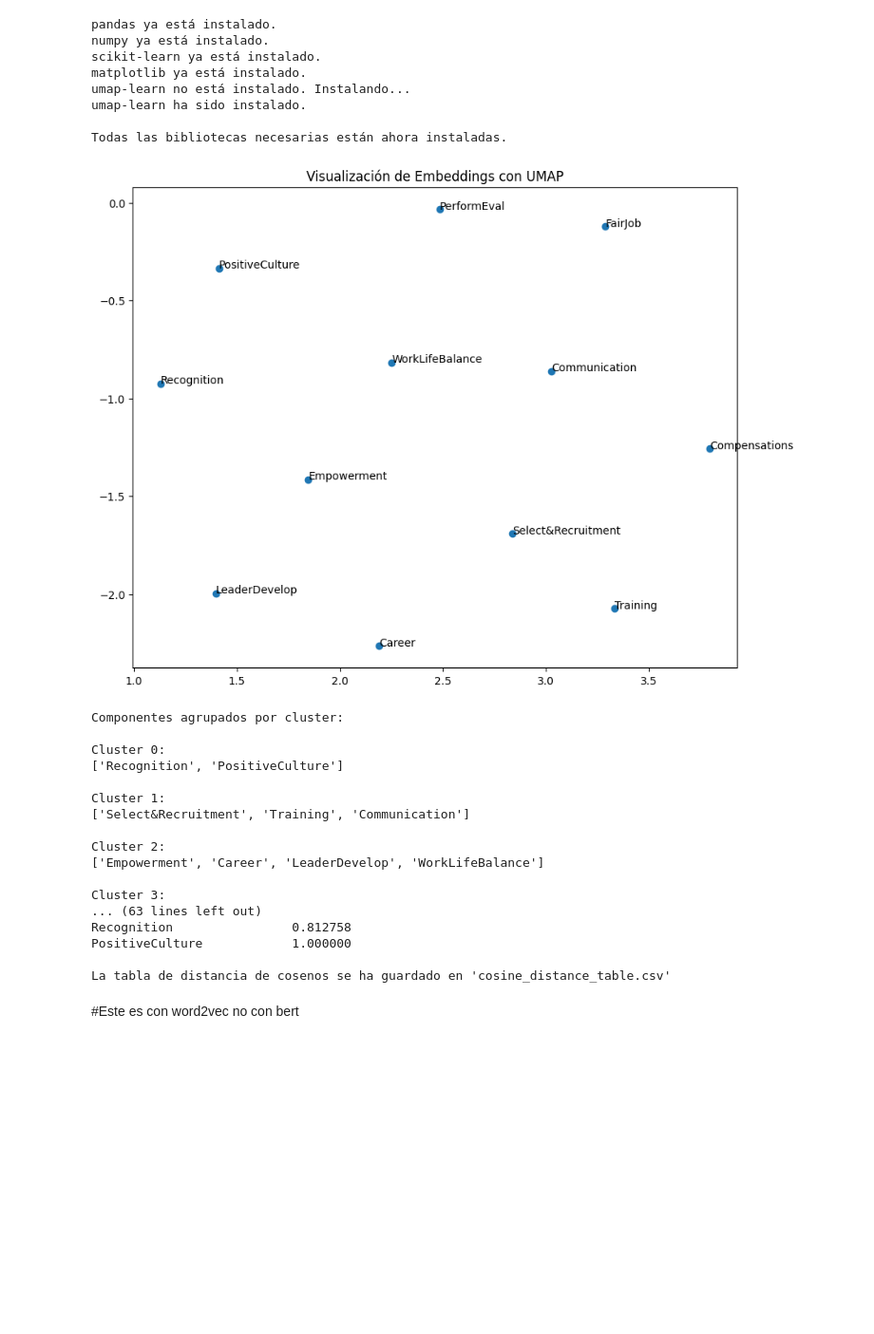
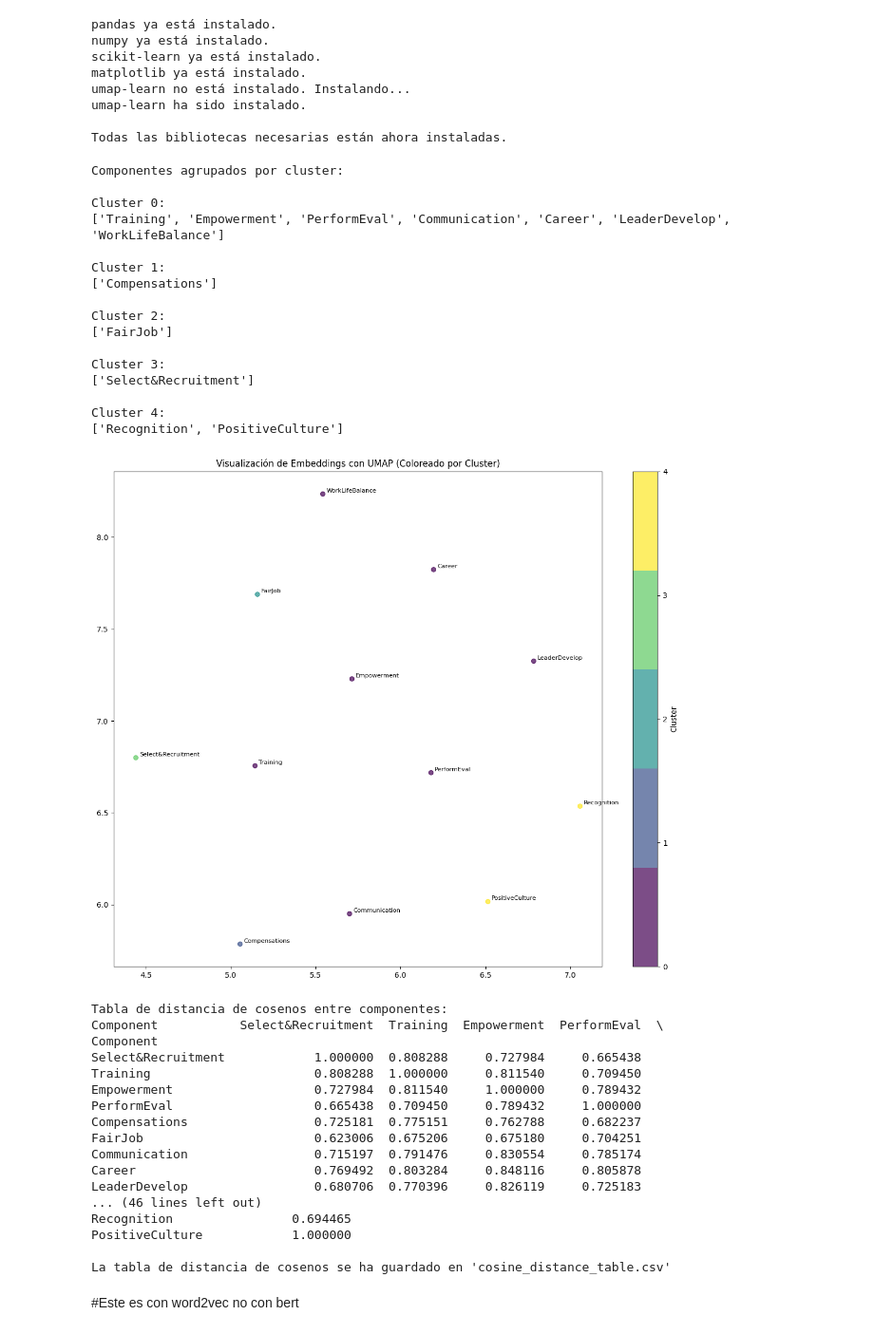
Before and after one commit to jamg-upv/LLMforSLRscreening, a Jupyter notebook: py/Reto21d_ago24_LLMhiwp_embeddings.ipynb, the cells around one changed output. Shown at 95% size. Cells and saved outputs as stored; diff of their text form; code cells hidden in the pictures; blank space fills up the shorter version.

```diff
--- a/py/Reto21d_ago24_LLMhiwp_embeddings.ipynb
+++ b/py/Reto21d_ago24_LLMhiwp_embeddings.ipynb
@@ -22,3 +36,13 @@ Mounted at /content/drive
+# %%
+# Define el nombre del archivo y el path de salida
+file_name = 'hiwp_data_processed.csv'
+output_path = '/content/drive/MyDrive/Reto21dias_24'
+
+# Construye el path completo
+full_path = os.path.join(output_path, file_name)
+
+# Define la variable con el nombre de la columna
+target_column = 'processed_text'
 # %%
 # # Instalar las dependencias necesarias
 # !pip install transformers
@@ -194,7 +259,7 @@ from sklearn.cluster import KMeans
 model = SentenceTransformer('bert-base-nli-mean-tokens')
 
 # Obtener las descripciones
-descriptions = hiwp_data['Description'].tolist()
+descriptions = hiwp_data[target_column].tolist()
 
 # Generar los embeddings para cada descripción
 embeddings = model.encode(descriptions)
@@ -374,7 +451,7 @@ from umap import UMAP
 model = SentenceTransformer('distilbert-base-nli-mean-tokens')
 
 # Generar embeddings
-embeddings = model.encode(hiwp_data['Description'].tolist())
+embeddings = model.encode(hiwp_data[target_column].tolist())
 
 
 
@@ -400,51 +477,67 @@ plt.figure(figsize=(12, 10))
 cmap = plt.cm.get_cmap('viridis', n_clusters)
 
 # Graficar los puntos coloreados por cluster
 scatter = plt.scatter(umap_embeddings[:, 0], umap_embeddings[:, 1],
                       c=cluster_labels, cmap=cmap, alpha=0.7)
 
 # Añadir etiquetas para cada punto
 for i, txt in enumerate(hiwp_data['Component']):
     plt.annotate(txt, (umap_embeddings[i, 0], umap_embeddings[i, 1]),
                  xytext=(5, 2), textcoords='offset points', fontsize=8)
 
 # Configurar el título y la leyenda
 plt.title('Visualización de Embeddings con UMAP (Coloreado por Cluster)')
 plt.colorbar(scatter, label='Cluster', ticks=range(n_clusters))
 
 # Ajustar el diseño y mostrar el gráfico
 plt.tight_layout()
 plt.show()
 
 # 3. Crear una tabla de distancia de cosenos entre todos los componentes
 cosine_sim = cosine_similarity(embeddings)
 cosine_df = pd.DataFrame(cosine_sim, columns=hiwp_data['Component'], index=hiwp_data['Component'])
 
 print("\nTabla de distancia de cosenos entre componentes:")
 print(cosine_df)
 
 # Guardar la tabla de distancia de cosenos en un archivo CSV
 cosine_df.to_csv("cosine_distance_table.csv")
 print("\nLa tabla de distancia de cosenos se ha guardado en 'cosine_distance_table.csv'")
 # %% [output]
+Componentes agrupados por cluster:
+
+Cluster 0:
+['Training', 'Empowerment', 'PerformEval', 'Communication', 'Career', 'LeaderDevelop', 'WorkLifeBalance']
+
+Cluster 1:
+['Compensations']
+
+Cluster 2:
+['FairJob']
+
+Cluster 3:
+['Select&Recruitment']
+
+Cluster 4:
+['Recognition', 'PositiveCulture']
-[figure, old version]
+[figure, new version]
-Componentes agrupados por cluster:
-
-Cluster 0:
-['Recognition', 'PositiveCulture']
-
-Cluster 1:
-['Select&Recruitment', 'Training', 'Communication']
-
-Cluster 2:
-['Empowerment', 'Career', 'LeaderDevelop', 'WorkLifeBalance']
-
-Cluster 3:
-... (63 lines left out)
-Recognition                0.812758
-PositiveCulture            1.000000
-
-La tabla de distancia de cosenos se ha guardado en 'cosine_distance_table.csv'
+Tabla de distancia de cosenos entre componentes:
+Component           Select&Recruitment  Training  Empowerment  PerformEval  \
+Component
+Select&Recruitment            1.000000  0.808288     0.727984     0.665438
+Training                      0.808288  1.000000     0.811540     0.709450
+Empowerment                   0.727984  0.811540     1.000000     0.789432
+PerformEval                   0.665438  0.709450     0.789432     1.000000
+Compensations                 0.725181  0.775151     0.762788     0.682237
+FairJob                       0.623006  0.675206     0.675180     0.704251
+Communication                 0.715197  0.791476     0.830554     0.785174
+Career                        0.769492  0.803284     0.848116     0.805878
+LeaderDevelop                 0.680706  0.770396     0.826119     0.725183
+... (46 lines left out)
+Recognition                0.694465
+PositiveCulture            1.000000
+
+La tabla de distancia de cosenos se ha guardado en 'cosine_distance_table.csv'
 # %% [markdown]
 #Este es con word2vec no con bert
 # %% [markdown]
```
Also changed, not shown: parts of 9 cells of this notebook.
